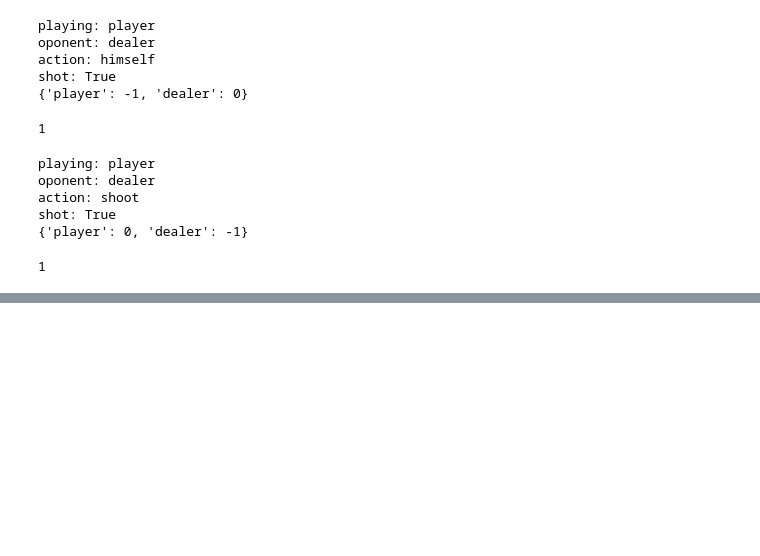
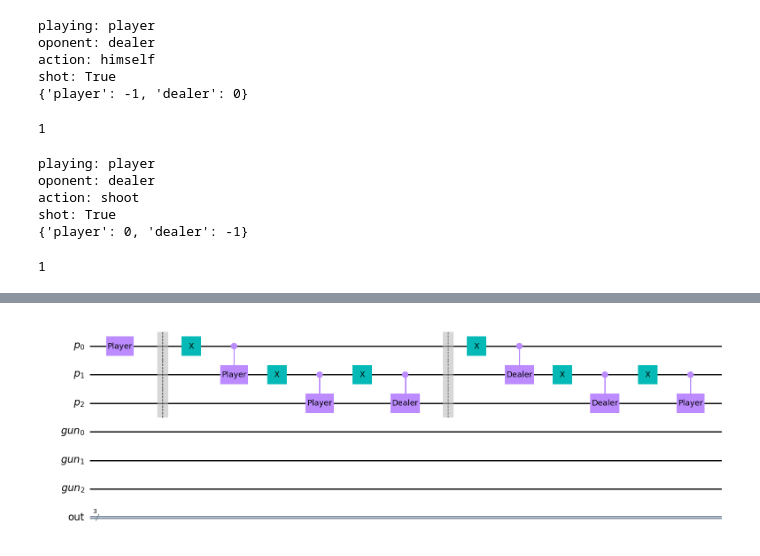
Before and after one commit to Dpbm/scientific-research-1-quantum-oracles, a Jupyter notebook: code/buckshot-roulette.ipynb, the cells around one changed output, grey strips where cells are left out. Drawn from its saved outputs; the diff is of its cells as text; code cells hidden in the pictures; blank space fills up the shorter version.

```diff
--- a/code/buckshot-roulette.ipynb
+++ b/code/buckshot-roulette.ipynb
@@ -245,0 +260,31 @@ shot: True
+# %%
+player_gate = player.to_gate()
+player_controlled_gate = player.to_gate().control(1)
+dealer_controlled_gate = dealer.to_gate().control(1)
+# %%
+players  = QuantumRegister(3, name="p")
+gun  = QuantumRegister(3, name="gun")
+outcome = ClassicalRegister(3, name="out")
+
+qc = QuantumCircuit(players, gun, outcome)
+qc.append(player_gate, [0])
+qc.barrier([0,1,2])
+
+qc.x(0)
+qc.append(player_controlled_gate, [0, 1])
+qc.x(1)
+qc.append(player_controlled_gate, [1,2])
+qc.x(1)
+qc.append(dealer_controlled_gate, [1,2])
+qc.barrier([0,1,2])
+
+qc.x(0)
+qc.append(dealer_controlled_gate, [0, 1])
+qc.x(1)
+qc.append(dealer_controlled_gate, [1,2])
+qc.x(1)
+qc.append(player_controlled_gate, [1,2])
+
+qc.draw('mpl', style="clifford")
+# %% [output]
+[figure, added]
```
Also changed, not shown: parts of 5 cells of this notebook.
